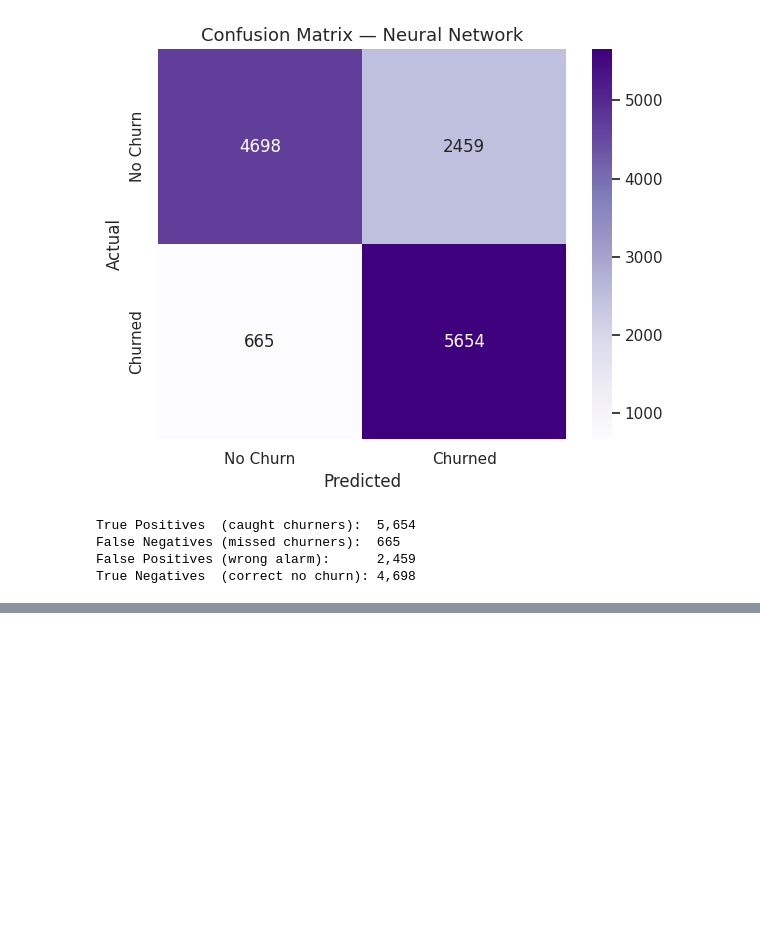
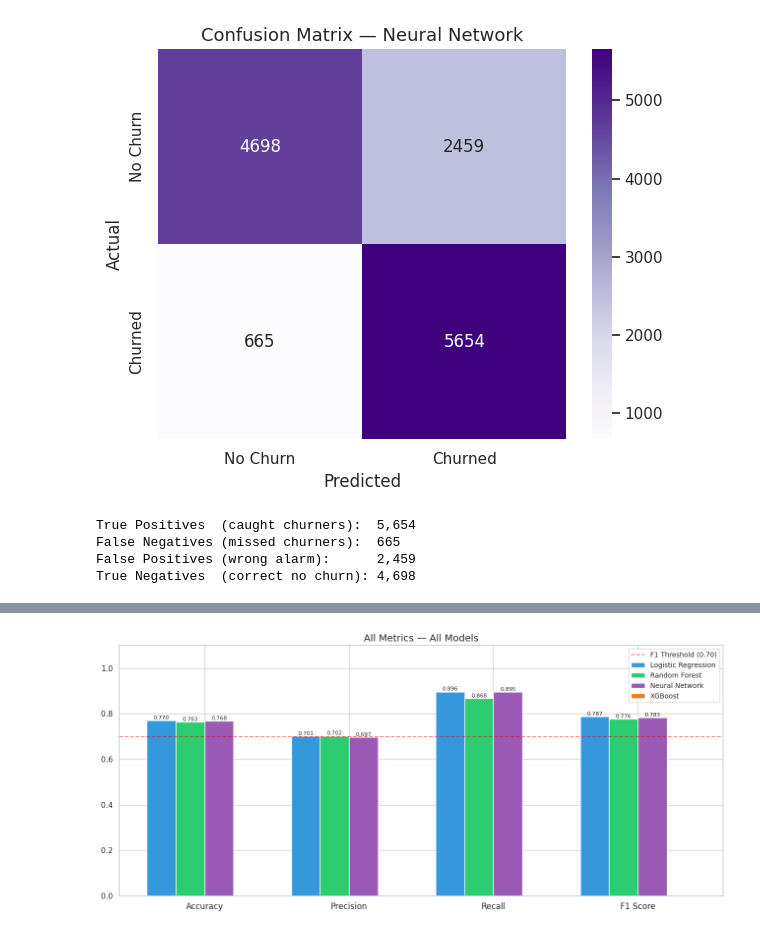
Before and after one commit to linda-bsharat/telco-customer-churn-prediction, a Jupyter notebook: notebooks/ 03_model_building.ipynb, the cells around one changed output, grey strips where cells are left out. Cells and saved outputs as stored; diff of their text form; code cells hidden in the pictures; blank space fills up the shorter version.

```diff
--- a/notebooks/ 03_model_building.ipynb
+++ b/notebooks/ 03_model_building.ipynb
@@ -434,0 +490,39 @@ True Negatives  (correct no churn): 4,698
+# %%
+# ======================================
+# Chart 2 — All Metrics Side by Side
+# ======================================
+metrics    = ['Accuracy', 'Precision', 'Recall', 'F1 Score']
+lr_scores  = [0.7704, 0.7010, 0.8962, 0.7867]
+rf_scores  = [0.7635, 0.7019, 0.8679, 0.7761]
+nn_scores  = [0.7682, 0.6969, 0.8948, 0.7835]
+xgb_scores = [0.0000, 0.0000, 0.0000, 0.0000]
+
+x = np.arange(len(metrics))
+width = 0.2
+
+fig, ax = plt.subplots(figsize=(13, 6))
+b1 = ax.bar(x - 1.5*width, lr_scores,  width, label='Logistic Regression', color='#3498db')
+b2 = ax.bar(x - 0.5*width, rf_scores,  width, label='Random Forest',       color='#2ecc71')
+b3 = ax.bar(x + 0.5*width, nn_scores,  width, label='Neural Network',       color='#9b59b6')
+b4 = ax.bar(x + 1.5*width, xgb_scores, width, label='XGBoost',              color='#e67e22')
+
+for bars in [b1, b2, b3, b4]:
+    for bar in bars:
+        if bar.get_height() > 0:
+            ax.text(bar.get_x() + bar.get_width()/2,
+                    bar.get_height() + 0.005,
+                    f'{bar.get_height():.3f}',
+                    ha='center', fontsize=8)
+
+ax.set_xticks(x)
+ax.set_xticklabels(metrics, fontsize=12)
+ax.set_ylim(0, 1.1)
+ax.axhline(y=0.70, color='red', linestyle='--', alpha=0.5, label='F1 Threshold (0.70)')
+ax.set_title('All Metrics — All Models', fontsize=14)
+ax.legend(fontsize=10)
+
+plt.tight_layout()
+plt.savefig('comparison_all_metrics.png', dpi=150)
+plt.show()
+# %% [output]
+[figure, added]
```
Also changed, not shown: parts of 6 cells of this notebook.
